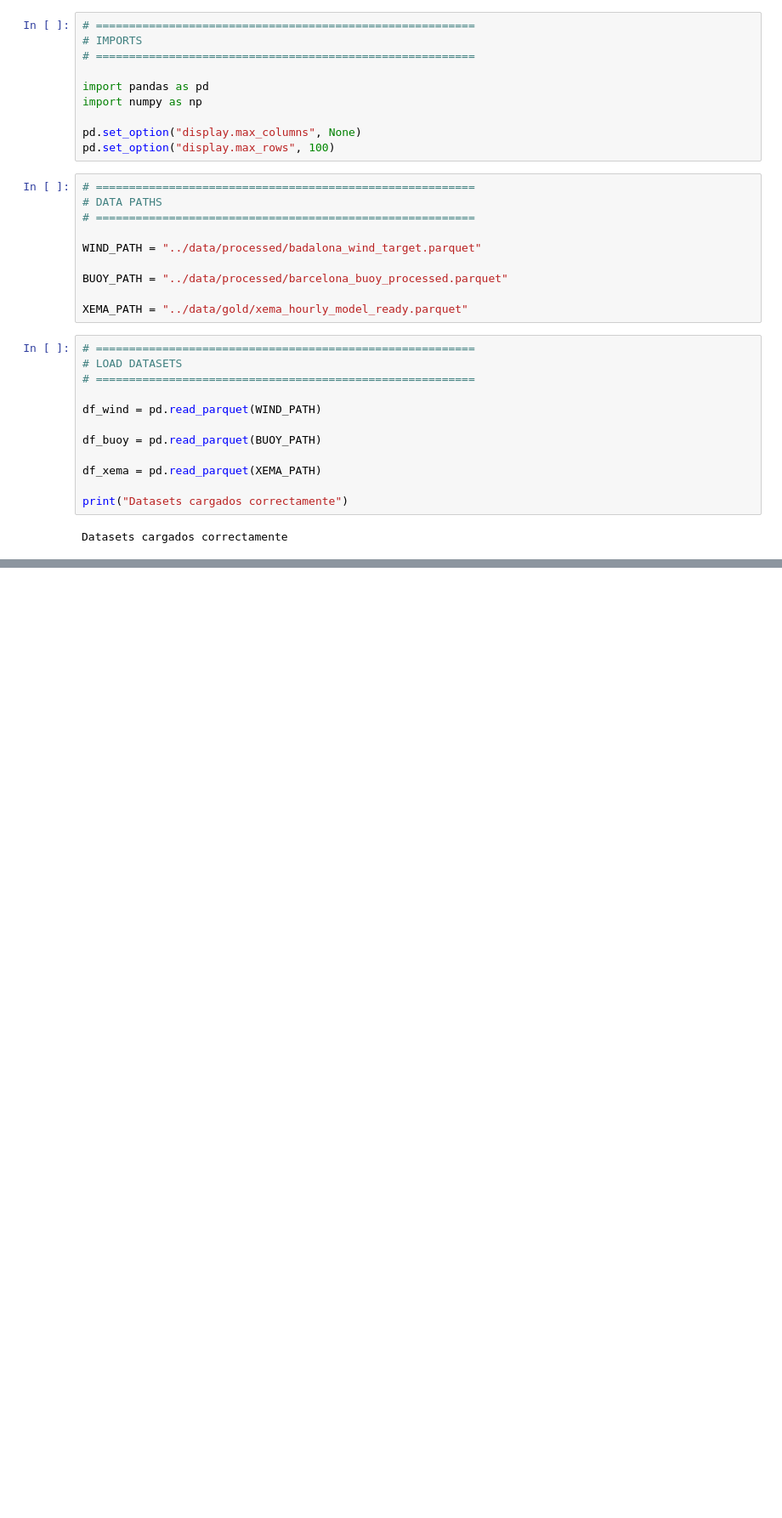
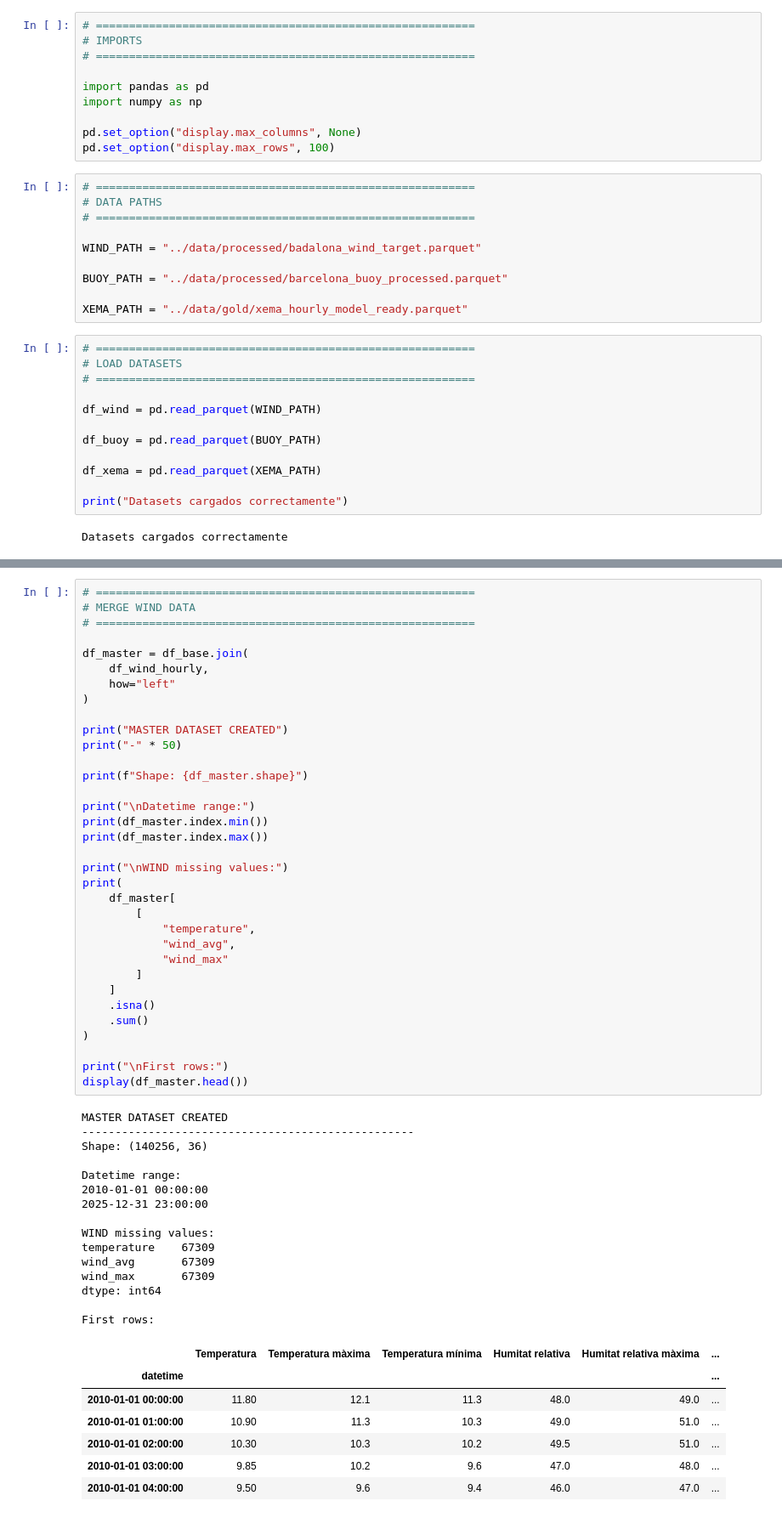
Before and after one commit to rogerloop/03_Especialitzacio, a Jupyter notebook: Project/thermal-wind-prediction/notebooks/05_Data_Integration.ipynb, the cells around one changed output, grey strips where cells are left out. Shown at 85% size. Cells and saved outputs as stored; diff of their text form; blank space fills up the shorter version.

```diff
--- a/Project/thermal-wind-prediction/notebooks/05_Data_Integration.ipynb
+++ b/Project/thermal-wind-prediction/notebooks/05_Data_Integration.ipynb
@@ -305,0 +357,57 @@ Name: datetime, dtype: timedelta64[us]
+# %%
+# =========================================================
+# MERGE WIND DATA
+# =========================================================
+
+df_master = df_base.join(
+    df_wind_hourly,
+    how="left"
+)
+
+print("MASTER DATASET CREATED")
+print("-" * 50)
+
+print(f"Shape: {df_master.shape}")
+
+print("\nDatetime range:")
+print(df_master.index.min())
+print(df_master.index.max())
+
+print("\nWIND missing values:")
+print(
+    df_master[
+        [
+            "temperature",
+            "wind_avg",
+            "wind_max"
+        ]
+    ]
+    .isna()
+    .sum()
+)
+
+print("\nFirst rows:")
+display(df_master.head())
+# %% [output]
+MASTER DATASET CREATED
+--------------------------------------------------
+Shape: (140256, 36)
+
+Datetime range:
+2010-01-01 00:00:00
+2025-12-31 23:00:00
+
+WIND missing values:
+temperature    67309
+wind_avg       67309
+wind_max       67309
+dtype: int64
+
+First rows:
+|  | Temperatura | Temperatura màxima | Temperatura mínima | Humitat relativa | Humitat relativa màxima | ... |
+| datetime |  |  |  |  |  | ... |
+| 2010-01-01 00:00:00 | 11.80 | 12.1 | 11.3 | 48.0 | 49.0 | ... |
+| 2010-01-01 01:00:00 | 10.90 | 11.3 | 10.3 | 49.0 | 51.0 | ... |
+| 2010-01-01 02:00:00 | 10.30 | 10.3 | 10.2 | 49.5 | 51.0 | ... |
+| 2010-01-01 03:00:00 | 9.85 | 10.2 | 9.6 | 47.0 | 48.0 | ... |
+| 2010-01-01 04:00:00 | 9.50 | 9.6 | 9.4 | 46.0 | 47.0 | ... |
```
Also changed, not shown: parts of 9 cells of this notebook, 3 other files.
